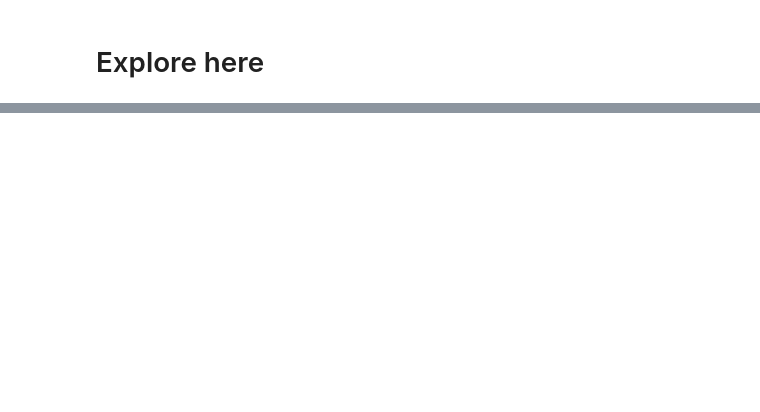
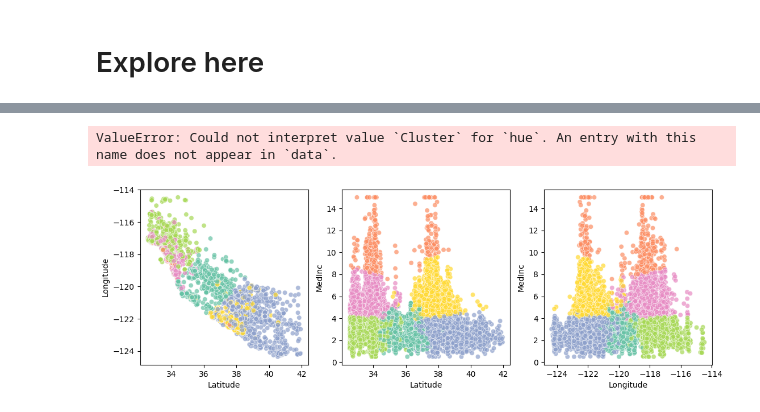
Before and after one commit to Elisag28/k-means, a Jupyter notebook: src/explore.ipynb, the cells around one changed output, grey strips where cells are left out. Drawn from its saved outputs; the diff is of its cells as text; code cells hidden in the pictures; blank space fills up the shorter version.

```diff
--- a/src/explore.ipynb
+++ b/src/explore.ipynb
@@ -13,3 +20,7 @@ housing_ds.head()
 | 2 | 7.2574 | 52.0 | 8.288136 | 1.073446 | 496.0 | 2.802260 | 37.85 | -122.24 | 3.521 |
 | 3 | 5.6431 | 52.0 | 5.817352 | 1.073059 | 558.0 | 2.547945 | 37.85 | -122.25 | 3.413 |
 | 4 | 3.8462 | 52.0 | 6.281853 | 1.081081 | 565.0 | 2.181467 | 37.85 | -122.25 | 3.422 |
+# %%
+colx = ['HouseAge', 'AveRooms', 'AveBedrms', 'Population','AveOccup', 'MedHouseVal']
+filter_data = housing_ds.drop(colx, axis= 1)
+filter_data
@@ -15,0 +41,6 @@ housing_ds.head()
+# %%
+X = filter_data
+X_train, X_test = train_test_split(X, test_size = 0.2, random_state = 28)
+
+model_km = KMeans(n_clusters = 6, random_state = 28)
+model_km.fit(X_train)
@@ -15,0 +49,4 @@ housing_ds.head()
+# %%
+y_train = list(model_km.labels_)
+X_train["Cluster"] = y_train
+X_train.head()
@@ -15,0 +60,20 @@ housing_ds.head()
+# %%
+fig, axis = plt.subplots(1, 3, figsize=(13, 4))
+
+# Plot the data
+sns.scatterplot(ax=axis[0], data=X_train, x='Latitude', y='Longitude', hue='Cluster', palette='Set2', alpha=0.7, legend=False)
+sns.scatterplot(ax=axis[1], data=X_train, x='Latitude', y='MedInc', hue='Cluster', palette='Set2', alpha=0.7, legend=False)
+sns.scatterplot(ax=axis[2], data=X_train, x='Longitude', y='MedInc', hue='Cluster', palette='Set2', alpha=0.7, legend=False)
+
+sns.scatterplot(ax=axis[0], data=X_test, x='Latitude', y='Longitude', hue='Cluster', palette='Set2', alpha=0.3, legend=False)
+sns.scatterplot(ax=axis[1], data=X_test, x='Latitude', y='MedInc', hue='Cluster', palette='Set2', alpha=0.3, legend=False)
+sns.scatterplot(ax=axis[2], data=X_test, x='Longitude', y='MedInc', hue='Cluster', palette='Set2', alpha=0.3, legend=False)
+
+# Adjust Layout
+plt.tight_layout()
+
+# Plot the Data
+plt.show()
+# %% [output]
+ValueError: Could not interpret value `Cluster` for `hue`. An entry with this name does not appear in `data`.
+[figure, added]
```
Also changed, not shown: parts of 5 cells of this notebook.
